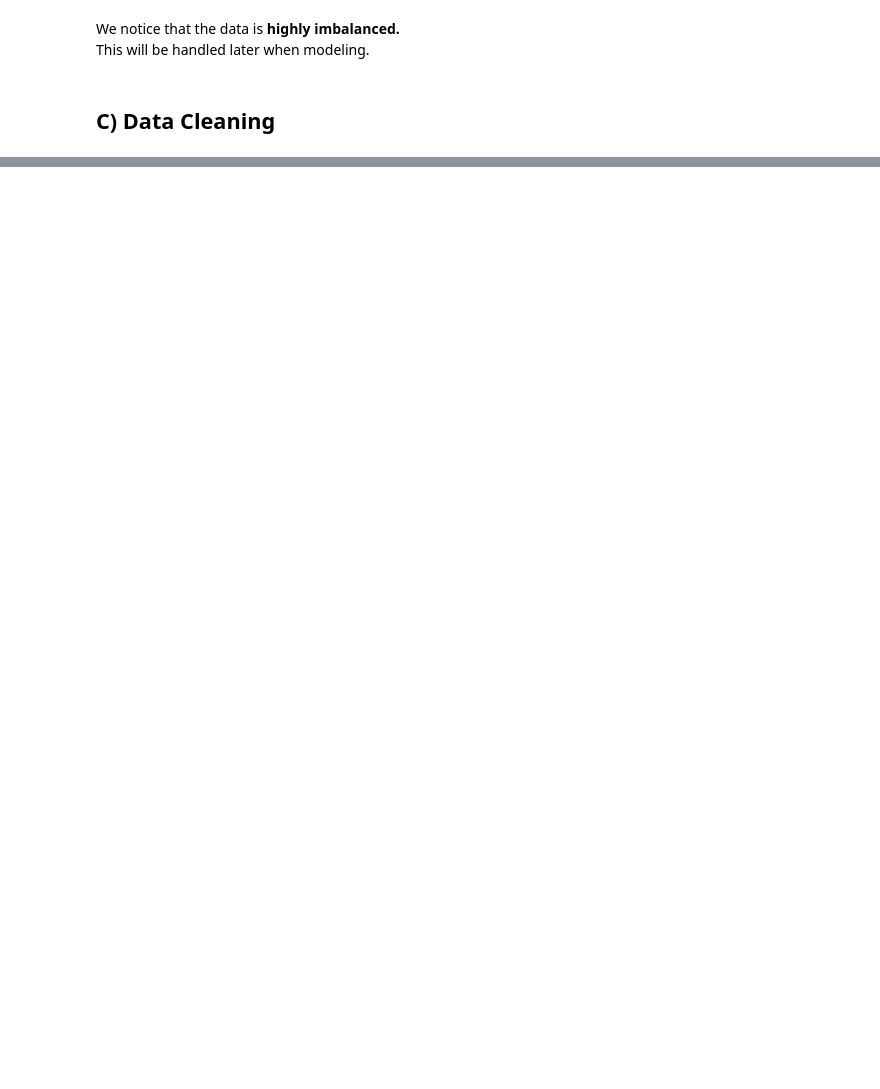
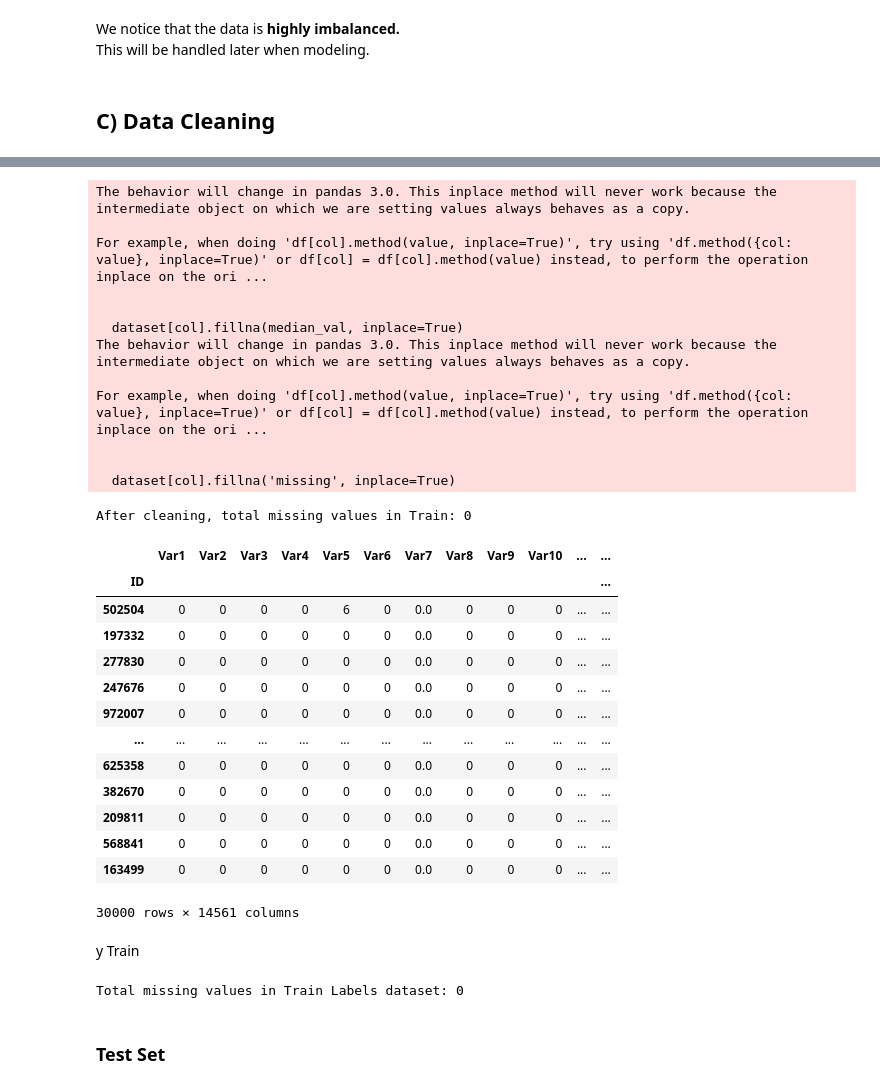
Before and after one commit to LeZM/Customer-Appetency-Prediction-Kaggle-, a Jupyter notebook: KNN.ipynb, the cells around one changed output, grey strips where cells are left out. Saved outputs shown, nothing was run; the diff lists cells and outputs as text; code cells hidden in the pictures; blank space fills up the shorter version.

Commit message:
Data Cleaning and part1

```diff
--- a/KNN.ipynb
+++ b/KNN.ipynb
@@ -186,4 +338,30 @@ This will be handled later when modeling.
 # %%
-# Only keeping the first 10 columns
-train = train.iloc[:, :10]
-test = test.iloc[:, :10]
+cleaning_missing(train, name = 'Train', threshold = 50, missing_flag = True)
+# %% [output]
+The behavior will change in pandas 3.0. This inplace method will never work because the intermediate object on which we are setting values always behaves as a copy.
+
+For example, when doing 'df[col].method(value, inplace=True)', try using 'df.method({col: value}, inplace=True)' or df[col] = df[col].method(value) instead, to perform the operation inplace on the ori ...
+
+
+  dataset[col].fillna(median_val, inplace=True)
+The behavior will change in pandas 3.0. This inplace method will never work because the intermediate object on which we are setting values always behaves as a copy.
+
+For example, when doing 'df[col].method(value, inplace=True)', try using 'df.method({col: value}, inplace=True)' or df[col] = df[col].method(value) instead, to perform the operation inplace on the ori ...
+
+
+  dataset[col].fillna('missing', inplace=True)
+After cleaning, total missing values in Train: 0
+|  | Var1 | Var2 | Var3 | Var4 | Var5 | Var6 | Var7 | Var8 | Var9 | Var10 | ... | ... |
+| ID |  |  |  |  |  |  |  |  |  |  |  | ... |
+| 502504 | 0 | 0 | 0 | 0 | 6 | 0 | 0.0 | 0 | 0 | 0 | ... | ... |
+| 197332 | 0 | 0 | 0 | 0 | 0 | 0 | 0.0 | 0 | 0 | 0 | ... | ... |
+| 277830 | 0 | 0 | 0 | 0 | 0 | 0 | 0.0 | 0 | 0 | 0 | ... | ... |
+| 247676 | 0 | 0 | 0 | 0 | 0 | 0 | 0.0 | 0 | 0 | 0 | ... | ... |
+| 972007 | 0 | 0 | 0 | 0 | 0 | 0 | 0.0 | 0 | 0 | 0 | ... | ... |
+| ... | ... | ... | ... | ... | ... | ... | ... | ... | ... | ... | ... | ... |
+| 625358 | 0 | 0 | 0 | 0 | 0 | 0 | 0.0 | 0 | 0 | 0 | ... | ... |
+| 382670 | 0 | 0 | 0 | 0 | 0 | 0 | 0.0 | 0 | 0 | 0 | ... | ... |
+| 209811 | 0 | 0 | 0 | 0 | 0 | 0 | 0.0 | 0 | 0 | 0 | ... | ... |
+| 568841 | 0 | 0 | 0 | 0 | 0 | 0 | 0.0 | 0 | 0 | 0 | ... | ... |
+| 163499 | 0 | 0 | 0 | 0 | 0 | 0 | 0.0 | 0 | 0 | 0 | ... | ... |
+30000 rows × 14561 columns
@@ -192,0 +368,8 @@ X_test = test.fillna(0).values
+# %% [markdown]
+y Train
+# %%
+missing_values(train_labels, name = 'Train Labels')
+# %% [output]
+Total missing values in Train Labels dataset: 0
+# %% [markdown]
+### Test Set
```
Also changed, not shown: parts of 35 cells of this notebook.
